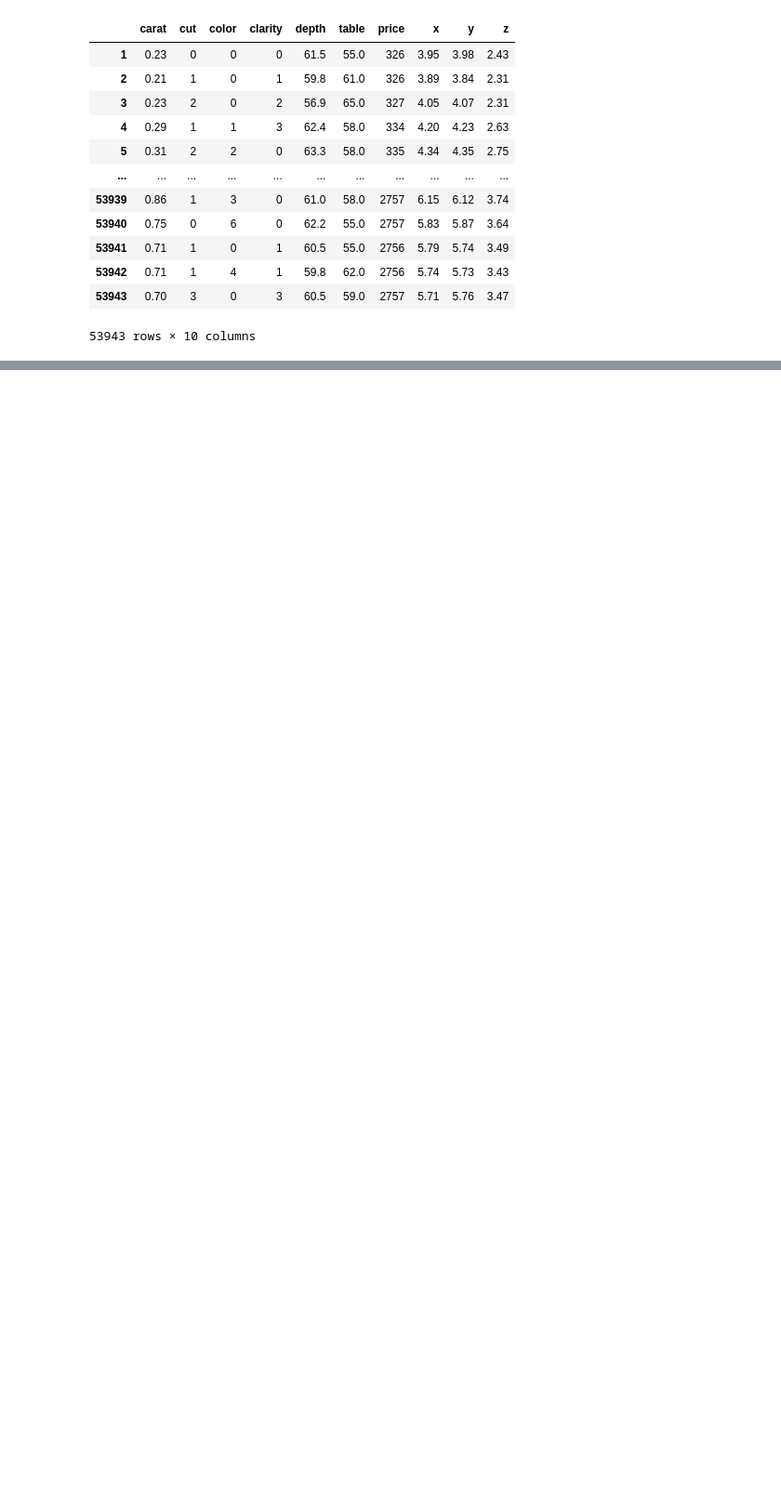
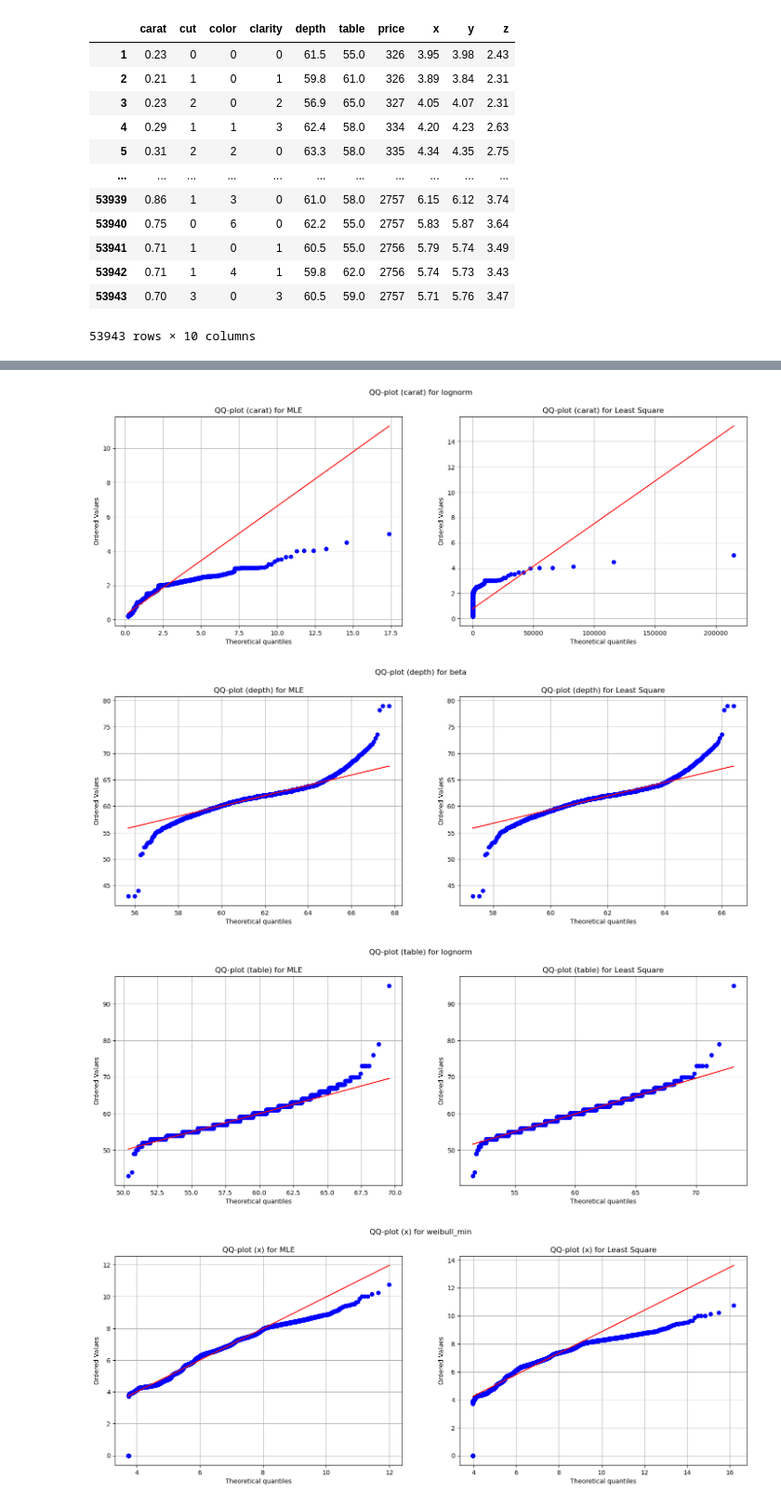
Before and after one commit to RuslanKozlyak/Labs_ITMO, a Jupyter notebook: MVA/MVA_LR_1.ipynb, the cells around one changed output, grey strips where cells are left out. Shown at 93% size. Cells and saved outputs as stored; diff of their text form; code cells hidden in the pictures; blank space fills up the shorter version.

```diff
--- a/MVA/MVA_LR_1.ipynb
+++ b/MVA/MVA_LR_1.ipynb
@@ -244,0 +387,9 @@ plt.show()
+# %%
+# Validation of estimated parameters using QQ biplots
+for key, data in data_samples.items():
+    qq_plot_estimation(data, data_samples_distribution[key][1], key, data_samples_distribution[key][0])
+# %% [output]
+[figure, added]
+[figure, added]
+[figure, added]
+[figure, added]
```
Also changed, not shown: parts of 37 cells of this notebook, 1 other file.
